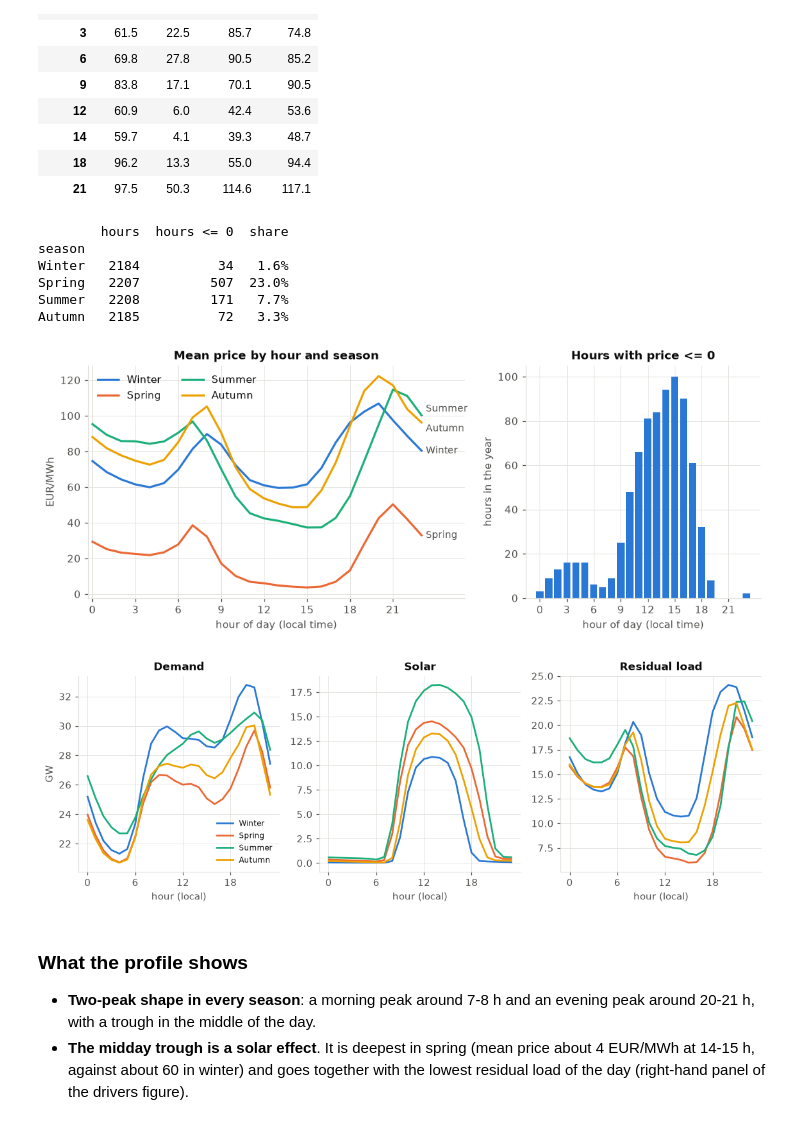
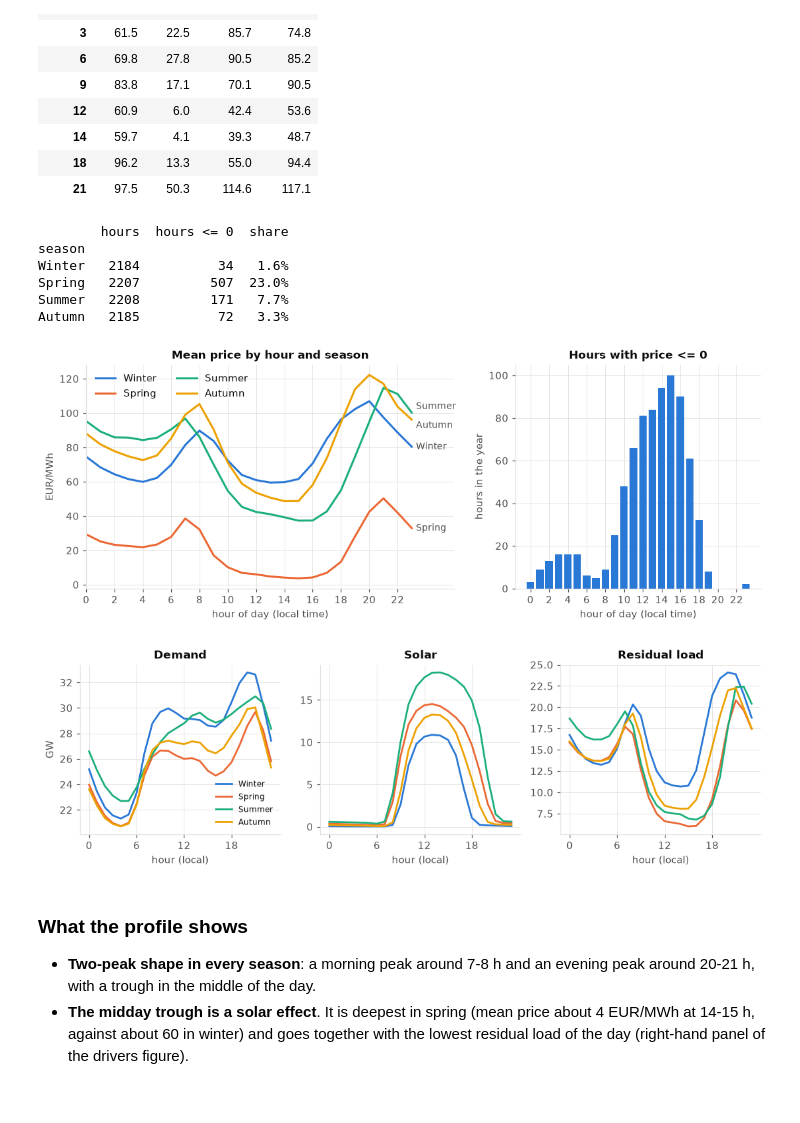
Before and after one commit to BendiBendo/eu-power-prices, a Jupyter notebook: notebooks/01_exploration.ipynb, the cells around one changed output. Saved outputs shown, nothing was run; the diff lists cells and outputs as text; code cells hidden in the pictures.

```diff
--- a/notebooks/01_exploration.ipynb
+++ b/notebooks/01_exploration.ipynb
@@ -258,13 +256,13 @@ Hours with price <= 0: 784   (8.9%)
 Local time matters here: "12 h" must mean the same moment of the day all year long, which is why the index is converted to Europe/Madrid.
 Seasons are meteorological (Winter = Dec-Feb, Spring = Mar-May, Summer = Jun-Aug, Autumn = Sep-Nov).
 # %%
-SEASON_OF_MONTH = {12: "Winter", 1: "Winter", 2: "Winter", 3: "Spring", 4: "Spring", 5: "Spring",
-                   6: "Summer", 7: "Summer", 8: "Summer", 9: "Autumn", 10: "Autumn", 11: "Autumn"}
+SEASON_OF_MONTH = {1: "Winter", 2: "Winter", 3: "Spring", 4: "Spring", 5: "Spring",
+                   6: "Summer", 7: "Summer", 8: "Summer", 9: "Autumn", 10: "Autumn", 11: "Autumn", 12: "Winter",}
 df["hour"] = df.index.hour
 df["month"] = df.index.month
 df["season"] = pd.Categorical(df["month"].map(SEASON_OF_MONTH), categories=SEASON_ORDER, ordered=True)
 
-profile = df.groupby(["season", "hour"], observed=True)["price"].mean().unstack(0)
+profile = df.groupby(["season", "hour"])["price"].mean().unstack(0)
 profile.round(1).iloc[[0, 3, 6, 9, 12, 14, 18, 21]]
 # %% [output]
 | season | Winter | Spring | Summer | Autumn |
@@ -283,41 +281,41 @@ by_season = pd.DataFrame({
     "hours": df.groupby("season", observed=True).size(),
     "hours <= 0": nonpos.groupby("season", observed=True).size(),
 }).fillna(0).astype(int)
 by_season["share"] = (by_season["hours <= 0"] / by_season["hours"]).map("{:.1%}".format)
 print(by_season.to_string())
 
 by_hour = nonpos.groupby("hour").size().reindex(range(24), fill_value=0)
 
-fig, ax = plt.subplots(1, 2, figsize=(11.5, 4), gridspec_kw={"width_ratios": [1.6, 1]})
+fig, ax = plt.subplots(1, 2, figsize=(12, 4), gridspec_kw={"width_ratios": [3, 2]})
 NUDGE = {"Summer": 3.5, "Autumn": -3.5}      # avoid overlapping end labels
 for s in SEASON_ORDER:
     ax[0].plot(profile.index, profile[s], color=SEASON_COLORS[s], lw=2, label=s)
     ax[0].text(23.3, profile[s].iloc[-1] + NUDGE.get(s, 0), s, color=INK_2, va="center", fontsize=9)
-ax[0].set_xlim(-0.3, 26)
-ax[0].set_xticks(range(0, 24, 3))
+ax[0].set_xlim(0, 26)
+ax[0].set_xticks(range(0, 24, 2))
 ax[0].set_xlabel("hour of day (local time)")
 ax[0].set_ylabel("EUR/MWh")
 ax[0].set_title("Mean price by hour and season")
 ax[0].legend(loc="upper left", ncol=2)
 
 ax[1].bar(by_hour.index, by_hour.values, color=SEASON_COLORS["Winter"], width=0.8)
-ax[1].set_xticks(range(0, 24, 3))
+ax[1].set_xticks(range(0, 24, 2))
 ax[1].set_xlabel("hour of day (local time)")
 ax[1].set_ylabel("hours in the year")
 ax[1].set_title("Hours with price <= 0")
 fig.savefig(FIGURES / "01_profile_by_season.png")
 plt.show()
 # %% [output]
         hours  hours <= 0  share
 season
 Winter   2184          34   1.6%
 Spring   2207         507  23.0%
 Summer   2208         171   7.7%
 Autumn   2185          72   3.3%
-[figure, old version]
+[figure, new version]
 # %%
 # What shapes the profile: demand, solar and residual load by hour and season
-fig, ax = plt.subplots(1, 3, figsize=(12.5, 3.6), sharex=True)
+fig, ax = plt.subplots(1, 3, figsize=(12, 3), sharex=True)
 for a, col, title in zip(ax, ["load", "solar", "residual_load"],
                          ["Demand", "Solar", "Residual load"]):
     p = df.groupby(["season", "hour"], observed=True)[col].mean().unstack(0) / 1000
@@ -331,7 +329,7 @@ ax[0].legend(loc="lower right", fontsize=8)
 fig.savefig(FIGURES / "01_drivers_by_season.png")
 plt.show()
 # %% [output]
-[figure, old version]
+[figure, new version]
 # %% [markdown]
 ### What the profile shows
 
```
Also changed, not shown: parts of 4 cells of this notebook, 12 other files.
